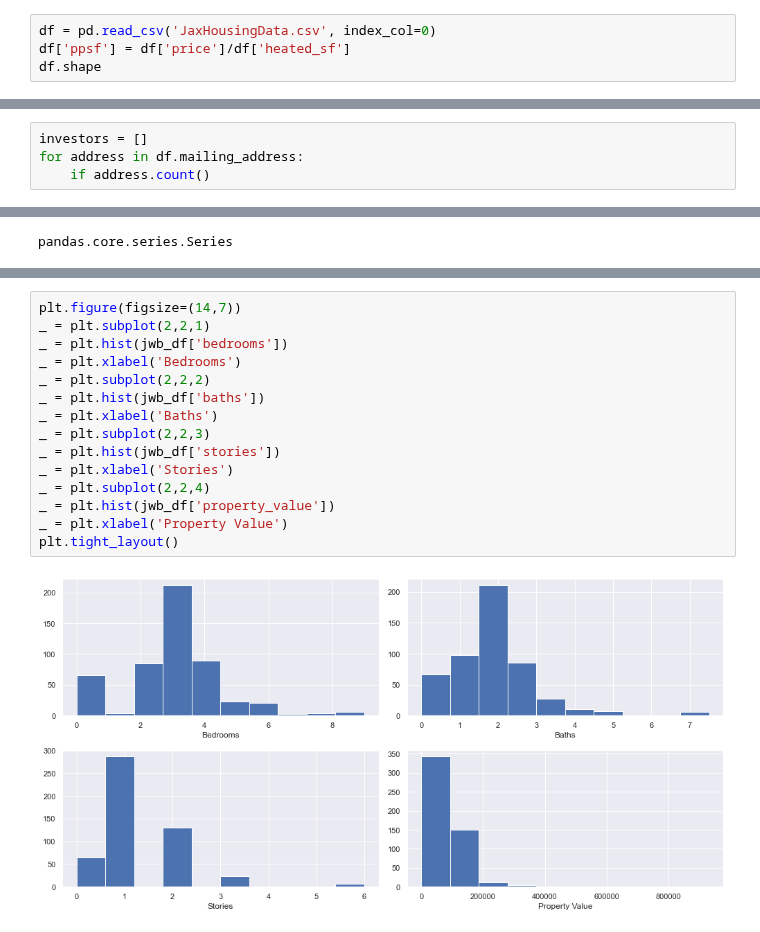
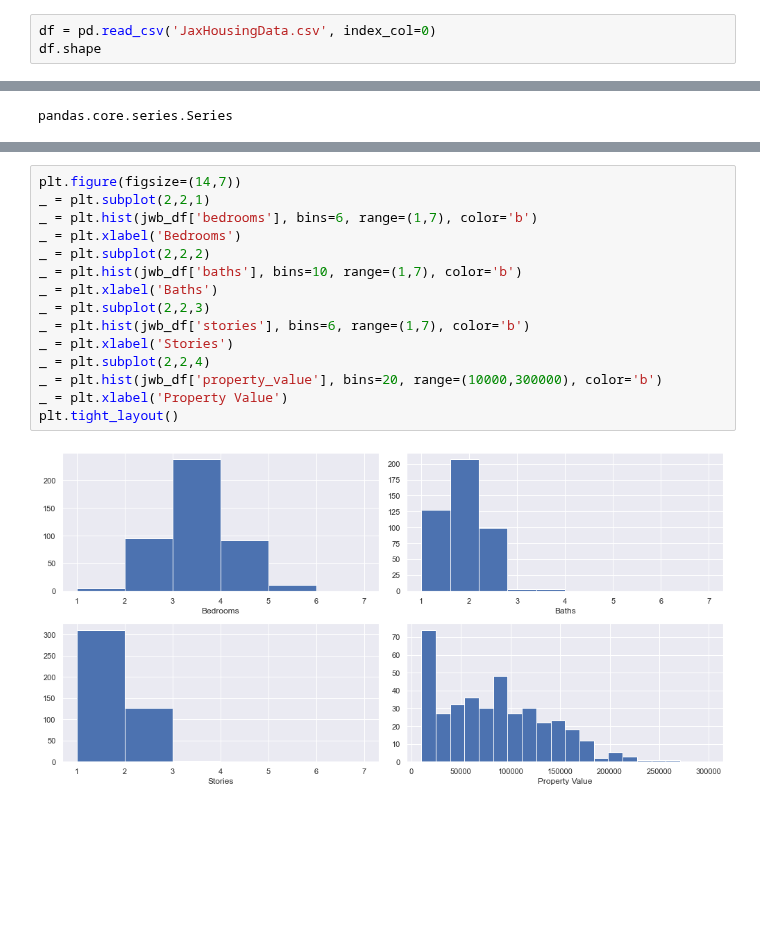
Before and after one commit to WillRobinson152/DS_Assingments, a Jupyter notebook: Jax Housing Analysis/4.EDA.ipynb, the cells around one changed output, grey strips where cells are left out. Drawn from its saved outputs; the diff is of its cells as text; blank space fills up the shorter version.

```diff
--- a/Jax Housing Analysis/4.EDA.ipynb
+++ b/Jax Housing Analysis/4.EDA.ipynb
@@ -7,6 +7,5 @@ import matplotlib.pyplot as plt
 import seaborn as sns
 # %%
 df = pd.read_csv('JaxHousingData.csv', index_col=0)
-df['ppsf'] = df['price']/df['heated_sf']
 df.shape
 # %% [output]
@@ -120,4 +116,0 @@ _ = plt.hist(df.stories)
-# %%
-investors = []
-for address in df.mailing_address:
-    if address.count()
@@ -190,17 +179,17 @@ jwb_df
 # %%
 plt.figure(figsize=(14,7))
 _ = plt.subplot(2,2,1)
-_ = plt.hist(jwb_df['bedrooms'])
+_ = plt.hist(jwb_df['bedrooms'], bins=6, range=(1,7), color='b')
 _ = plt.xlabel('Bedrooms')
 _ = plt.subplot(2,2,2)
-_ = plt.hist(jwb_df['baths'])
+_ = plt.hist(jwb_df['baths'], bins=10, range=(1,7), color='b')
 _ = plt.xlabel('Baths')
 _ = plt.subplot(2,2,3)
-_ = plt.hist(jwb_df['stories'])
+_ = plt.hist(jwb_df['stories'], bins=6, range=(1,7), color='b')
 _ = plt.xlabel('Stories')
 _ = plt.subplot(2,2,4)
-_ = plt.hist(jwb_df['property_value'])
+_ = plt.hist(jwb_df['property_value'], bins=20, range=(10000,300000), color='b')
 _ = plt.xlabel('Property Value')
 plt.tight_layout()
 # %% [output]
-[figure, old version]
+[figure, new version]
```
Also changed, not shown: parts of 18 cells of this notebook.
